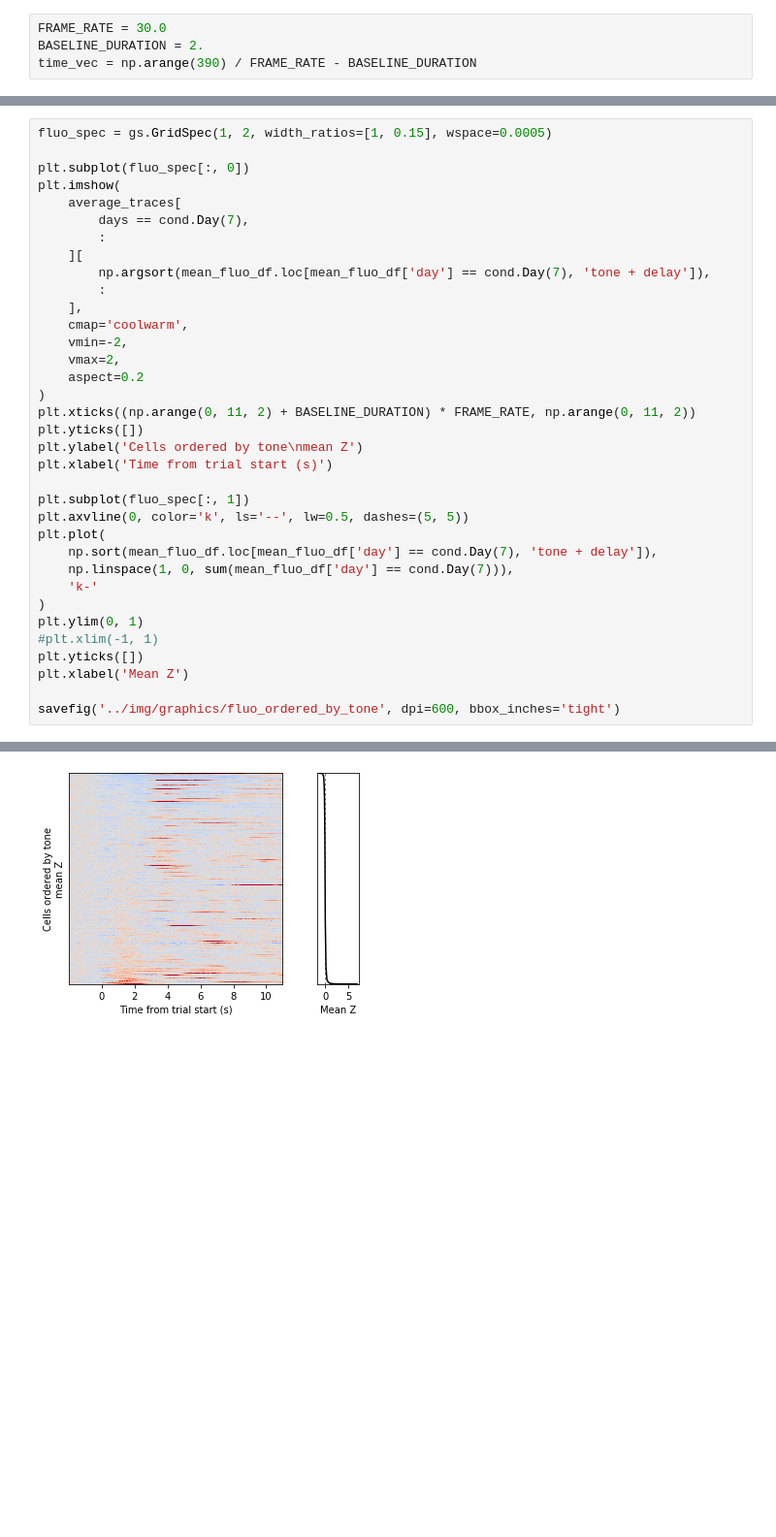
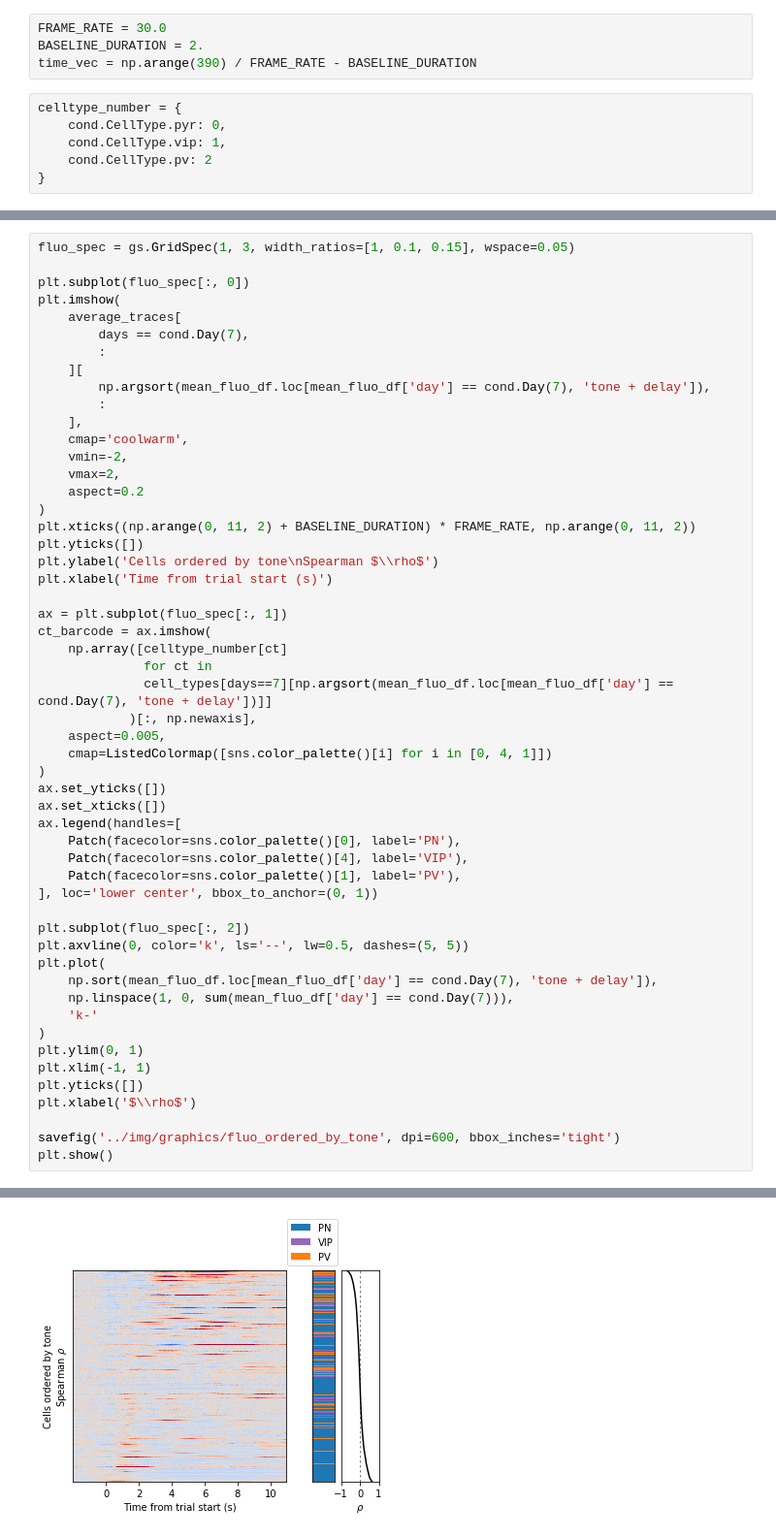
Before and after one commit to nauralcodinglab/interneuron-reward, a Jupyter notebook: notebooks/evolving_trial_structure_projections.ipynb, the cells around one changed output, grey strips where cells are left out. Shown at 97% size. Drawn from its saved outputs; the diff is of its cells as text; blank space fills up the shorter version.

```diff
--- a/notebooks/evolving_trial_structure_projections.ipynb
+++ b/notebooks/evolving_trial_structure_projections.ipynb
@@ -274,3 +276,9 @@ Saving svg
 FRAME_RATE = 30.0
 BASELINE_DURATION = 2.
 time_vec = np.arange(390) / FRAME_RATE - BASELINE_DURATION
+# %%
+celltype_number = {
+    cond.CellType.pyr: 0,
+    cond.CellType.vip: 1,
+    cond.CellType.pv: 2
+}
@@ -277,42 +287,60 @@ time_vec = np.arange(390) / FRAME_RATE - BASELINE_DURATION
 # %%
-fluo_spec = gs.GridSpec(1, 2, width_ratios=[1, 0.15], wspace=0.0005)
+fluo_spec = gs.GridSpec(1, 3, width_ratios=[1, 0.1, 0.15], wspace=0.05)
 
 plt.subplot(fluo_spec[:, 0])
 plt.imshow(
     average_traces[
         days == cond.Day(7),
         :
     ][
         np.argsort(mean_fluo_df.loc[mean_fluo_df['day'] == cond.Day(7), 'tone + delay']),
         :
     ],
     cmap='coolwarm',
     vmin=-2,
     vmax=2,
     aspect=0.2
 )
 plt.xticks((np.arange(0, 11, 2) + BASELINE_DURATION) * FRAME_RATE, np.arange(0, 11, 2))
 plt.yticks([])
-plt.ylabel('Cells ordered by tone\nmean Z')
+plt.ylabel('Cells ordered by tone\nSpearman $\\rho$')
 plt.xlabel('Time from trial start (s)')
 
-plt.subplot(fluo_spec[:, 1])
+ax = plt.subplot(fluo_spec[:, 1])
+ct_barcode = ax.imshow(
+    np.array([celltype_number[ct]
+              for ct in
+              cell_types[days==7][np.argsort(mean_fluo_df.loc[mean_fluo_df['day'] == cond.Day(7), 'tone + delay'])]]
+            )[:, np.newaxis],
+    aspect=0.005,
+    cmap=ListedColormap([sns.color_palette()[i] for i in [0, 4, 1]])
+)
+ax.set_yticks([])
+ax.set_xticks([])
+ax.legend(handles=[
+    Patch(facecolor=sns.color_palette()[0], label='PN'),
+    Patch(facecolor=sns.color_palette()[4], label='VIP'),
+    Patch(facecolor=sns.color_palette()[1], label='PV'),
+], loc='lower center', bbox_to_anchor=(0, 1))
+
+plt.subplot(fluo_spec[:, 2])
 plt.axvline(0, color='k', ls='--', lw=0.5, dashes=(5, 5))
 plt.plot(
     np.sort(mean_fluo_df.loc[mean_fluo_df['day'] == cond.Day(7), 'tone + delay']),
     np.linspace(1, 0, sum(mean_fluo_df['day'] == cond.Day(7))),
     'k-'
 )
 plt.ylim(0, 1)
-#plt.xlim(-1, 1)
+plt.xlim(-1, 1)
 plt.yticks([])
-plt.xlabel('Mean Z')
+plt.xlabel('$\\rho$')
 
 savefig('../img/graphics/fluo_ordered_by_tone', dpi=600, bbox_inches='tight')
+plt.show()
 # %% [output]
 Saving png
 Saving svg
-[figure, old version]
+[figure, new version]
 # %%
 stats.ks_2samp(
     mean_fluo_df.loc[mean_fluo_df['day'] == cond.Day(1), 'tone + delay'].to_numpy().flatten(),
```
Also changed, not shown: parts of 7 cells of this notebook.
